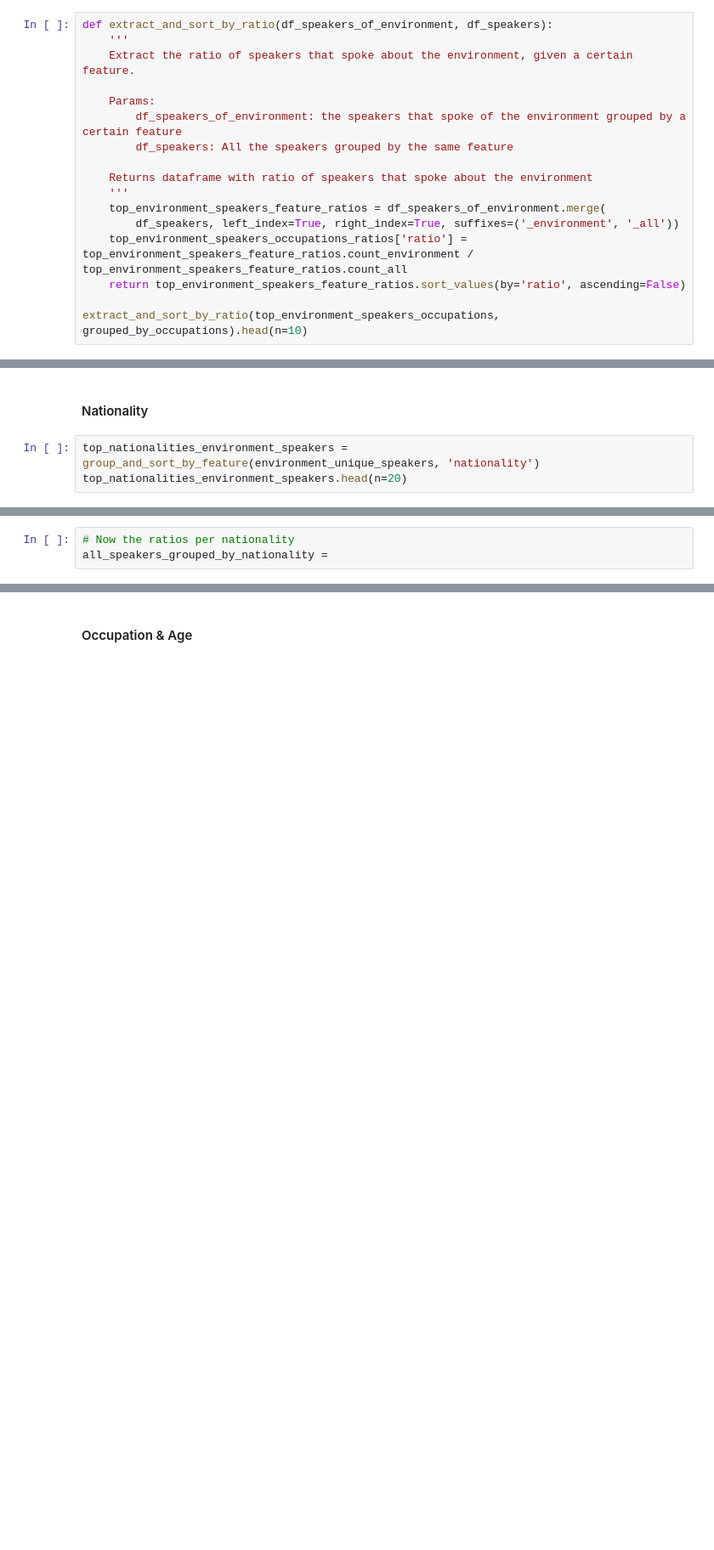
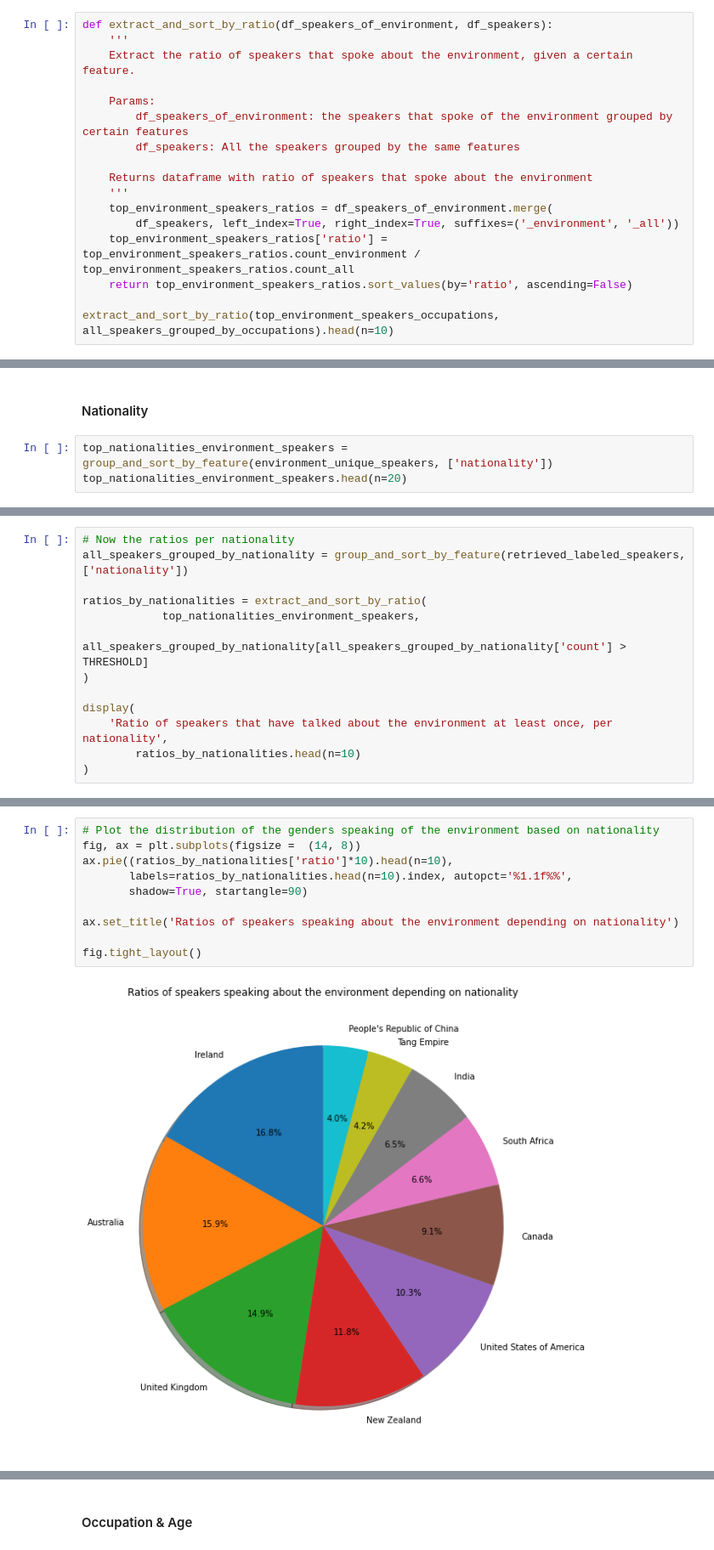
Before and after one commit to epfl-ada/ada-2021-project-comic-sans, a Jupyter notebook: speakers_analysis.ipynb, the cells around one changed output, grey strips where cells are left out. Shown: that part at 85% size. Saved outputs shown, nothing was run; the diff lists cells and outputs as text; blank space fills up the shorter version.

Commit message:
finish extraction of common speaker profile for environment

```diff
--- a/speakers_analysis.ipynb
+++ b/speakers_analysis.ipynb
@@ -340,17 +343,17 @@ def extract_and_sort_by_ratio(df_speakers_of_environment, df_speakers):
     Extract the ratio of speakers that spoke about the environment, given a certain feature.
 
     Params:
-        df_speakers_of_environment: the speakers that spoke of the environment grouped by a certain feature
-        df_speakers: All the speakers grouped by the same feature
+        df_speakers_of_environment: the speakers that spoke of the environment grouped by certain features
+        df_speakers: All the speakers grouped by the same features
 
     Returns dataframe with ratio of speakers that spoke about the environment
     '''
-    top_environment_speakers_feature_ratios = df_speakers_of_environment.merge(
+    top_environment_speakers_ratios = df_speakers_of_environment.merge(
         df_speakers, left_index=True, right_index=True, suffixes=('_environment', '_all'))
-    top_environment_speakers_occupations_ratios['ratio'] = top_environment_speakers_feature_ratios.count_environment / top_environment_speakers_feature_ratios.count_all
-    return top_environment_speakers_feature_ratios.sort_values(by='ratio', ascending=False)
+    top_environment_speakers_ratios['ratio'] = top_environment_speakers_ratios.count_environment / top_environment_speakers_ratios.count_all
+    return top_environment_speakers_ratios.sort_values(by='ratio', ascending=False)
 
-extract_and_sort_by_ratio(top_environment_speakers_occupations, grouped_by_occupations).head(n=10)
+extract_and_sort_by_ratio(top_environment_speakers_occupations, all_speakers_grouped_by_occupations).head(n=10)
 # %% [output]
 |  | count_environment | count_all | ratio |
 | occupation |  |  |  |
@@ -508,7 +510,7 @@ fig.tight_layout()
 # %% [markdown]
 #### Nationality
 # %%
-top_nationalities_environment_speakers = group_and_sort_by_feature(environment_unique_speakers, 'nationality')
+top_nationalities_environment_speakers = group_and_sort_by_feature(environment_unique_speakers, ['nationality'])
 top_nationalities_environment_speakers.head(n=20)
 # %% [output]
 |  | count |
@@ -532,3 +536,13 @@ top_nationalities_environment_speakers.head(n=20)
 # %%
 # Now the ratios per nationality
-all_speakers_grouped_by_nationality =
+all_speakers_grouped_by_nationality = group_and_sort_by_feature(retrieved_labeled_speakers, ['nationality'])
+
+ratios_by_nationalities = extract_and_sort_by_ratio(
+            top_nationalities_environment_speakers,
+            all_speakers_grouped_by_nationality[all_speakers_grouped_by_nationality['count'] > THRESHOLD]
+)
+
+display(
+    'Ratio of speakers that have talked about the environment at least once, per nationality',
+        ratios_by_nationalities.head(n=10)
+)
@@ -534,0 +563,12 @@ all_speakers_grouped_by_nationality =
+# %%
+# Plot the distribution of the genders speaking of the environment based on nationality
+fig, ax = plt.subplots(figsize =  (14, 8))
+ax.pie((ratios_by_nationalities['ratio']*10).head(n=10),
+       labels=ratios_by_nationalities.head(n=10).index, autopct='%1.1f%%',
+       shadow=True, startangle=90)
+
+ax.set_title('Ratios of speakers speaking about the environment depending on nationality')
+
+fig.tight_layout()
+# %% [output]
+[figure, added]
```
Also changed, not shown: parts of 35 cells of this notebook.
